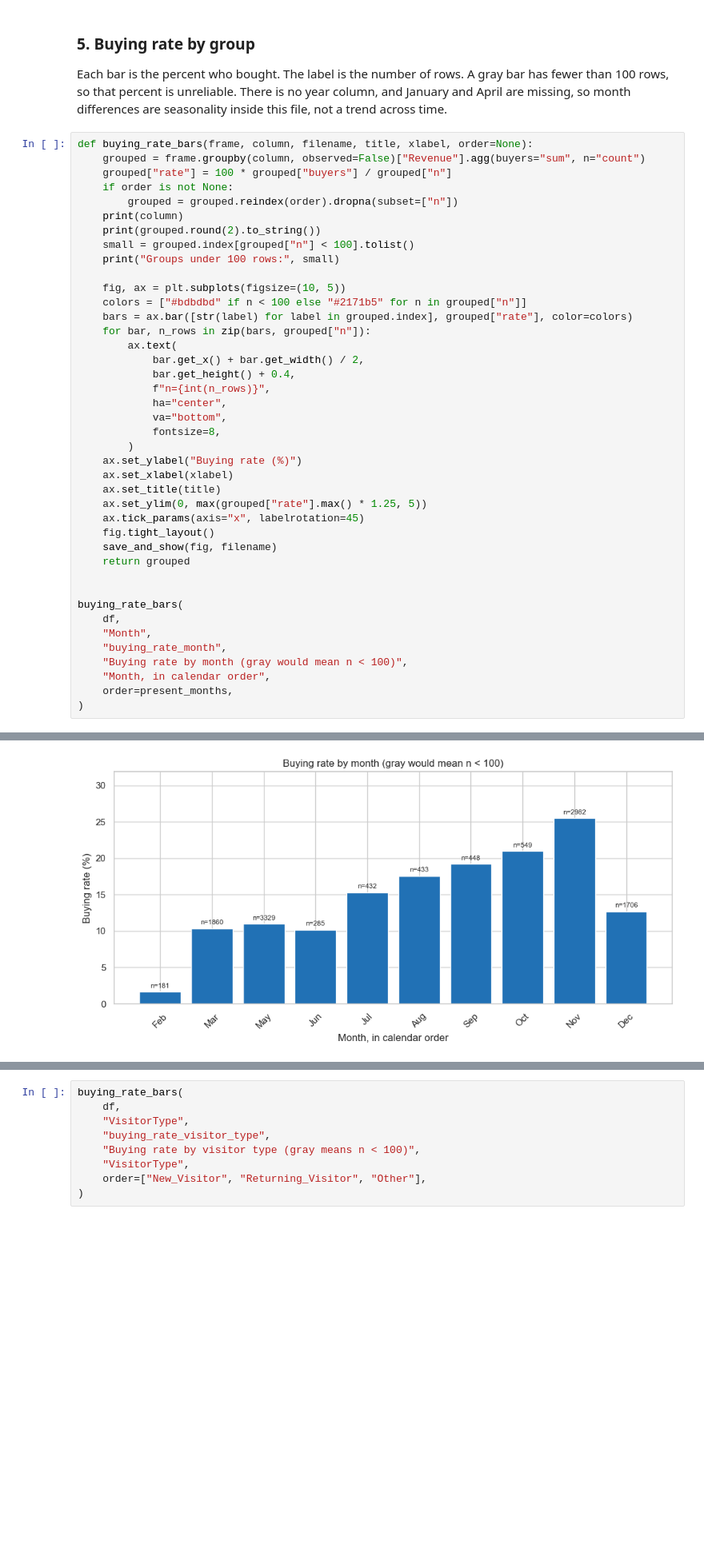
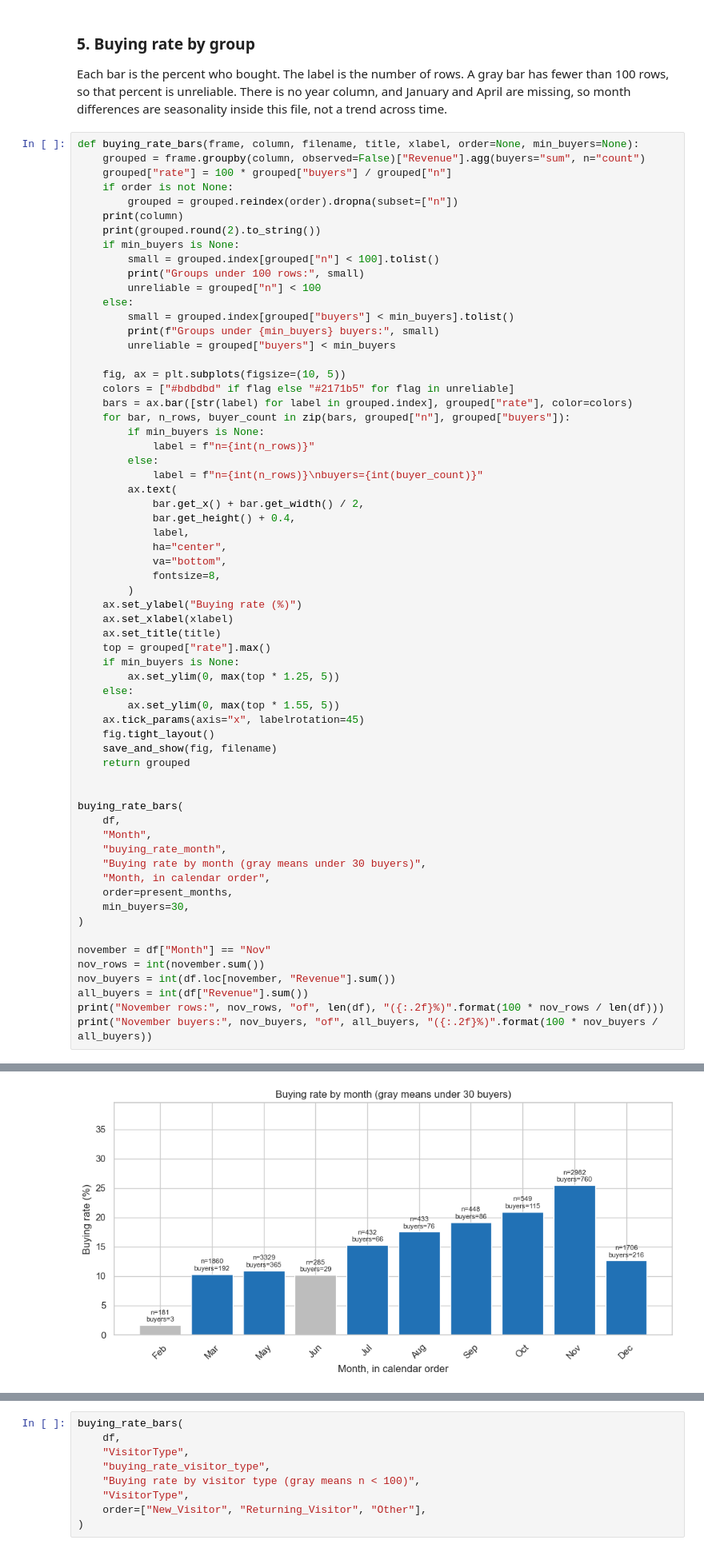
Before and after one commit to ghayasshahid/BuyerBehaviorPrediction, a Jupyter notebook: notebooks/02_eda.ipynb, the cells around one changed output, grey strips where cells are left out. Shown at 80% size. Drawn from its saved outputs; the diff is of its cells as text; blank space fills up the shorter version.

Commit message:
Add buyer counts and November share.
Co-authored-by: Cursor <cursoragent@cursor.com>

```diff
--- a/notebooks/02_eda.ipynb
+++ b/notebooks/02_eda.ipynb
@@ -302,24 +302,34 @@ Two pairs reach absolute correlation 0.7 or more: `BounceRates` with `ExitRates`
 Each bar is the percent who bought. The label is the number of rows. A gray bar has fewer than 100 rows, so that percent is unreliable.
 There is no year column, and January and April are missing, so month differences are seasonality inside this file, not a trend across time.
 # %%
-def buying_rate_bars(frame, column, filename, title, xlabel, order=None):
+def buying_rate_bars(frame, column, filename, title, xlabel, order=None, min_buyers=None):
     grouped = frame.groupby(column, observed=False)["Revenue"].agg(buyers="sum", n="count")
     grouped["rate"] = 100 * grouped["buyers"] / grouped["n"]
     if order is not None:
         grouped = grouped.reindex(order).dropna(subset=["n"])
     print(column)
     print(grouped.round(2).to_string())
-    small = grouped.index[grouped["n"] < 100].tolist()
-    print("Groups under 100 rows:", small)
+    if min_buyers is None:
+        small = grouped.index[grouped["n"] < 100].tolist()
+        print("Groups under 100 rows:", small)
+        unreliable = grouped["n"] < 100
+    else:
+        small = grouped.index[grouped["buyers"] < min_buyers].tolist()
+        print(f"Groups under {min_buyers} buyers:", small)
+        unreliable = grouped["buyers"] < min_buyers
 
     fig, ax = plt.subplots(figsize=(10, 5))
-    colors = ["#bdbdbd" if n < 100 else "#2171b5" for n in grouped["n"]]
+    colors = ["#bdbdbd" if flag else "#2171b5" for flag in unreliable]
     bars = ax.bar([str(label) for label in grouped.index], grouped["rate"], color=colors)
-    for bar, n_rows in zip(bars, grouped["n"]):
+    for bar, n_rows, buyer_count in zip(bars, grouped["n"], grouped["buyers"]):
+        if min_buyers is None:
+            label = f"n={int(n_rows)}"
+        else:
+            label = f"n={int(n_rows)}\nbuyers={int(buyer_count)}"
         ax.text(
             bar.get_x() + bar.get_width() / 2,
             bar.get_height() + 0.4,
-            f"n={int(n_rows)}",
+            label,
             ha="center",
             va="bottom",
             fontsize=8,
@@ -327,7 +337,11 @@ def buying_rate_bars(frame, column, filename, title, xlabel, order=None):
     ax.set_ylabel("Buying rate (%)")
     ax.set_xlabel(xlabel)
     ax.set_title(title)
-    ax.set_ylim(0, max(grouped["rate"].max() * 1.25, 5))
+    top = grouped["rate"].max()
+    if min_buyers is None:
+        ax.set_ylim(0, max(top * 1.25, 5))
+    else:
+        ax.set_ylim(0, max(top * 1.55, 5))
     ax.tick_params(axis="x", labelrotation=45)
     fig.tight_layout()
     save_and_show(fig, filename)
@@ -338,10 +352,18 @@ buying_rate_bars(
     df,
     "Month",
     "buying_rate_month",
-    "Buying rate by month (gray would mean n < 100)",
+    "Buying rate by month (gray means under 30 buyers)",
     "Month, in calendar order",
     order=present_months,
+    min_buyers=30,
 )
+
+november = df["Month"] == "Nov"
+nov_rows = int(november.sum())
+nov_buyers = int(df.loc[november, "Revenue"].sum())
+all_buyers = int(df["Revenue"].sum())
+print("November rows:", nov_rows, "of", len(df), "({:.2f}%)".format(100 * nov_rows / len(df)))
+print("November buyers:", nov_buyers, "of", all_buyers, "({:.2f}%)".format(100 * nov_buyers / all_buyers))
 # %% [output]
 Month
        buyers     n   rate
@@ -360,2 +382,2 @@ Groups under 100 rows: []
 Saved: ../images/02_buying_rate_month.png
-[figure, old version]
+[figure, new version]
```
Also changed, not shown: parts of 2 cells of this notebook, 1 other file.
